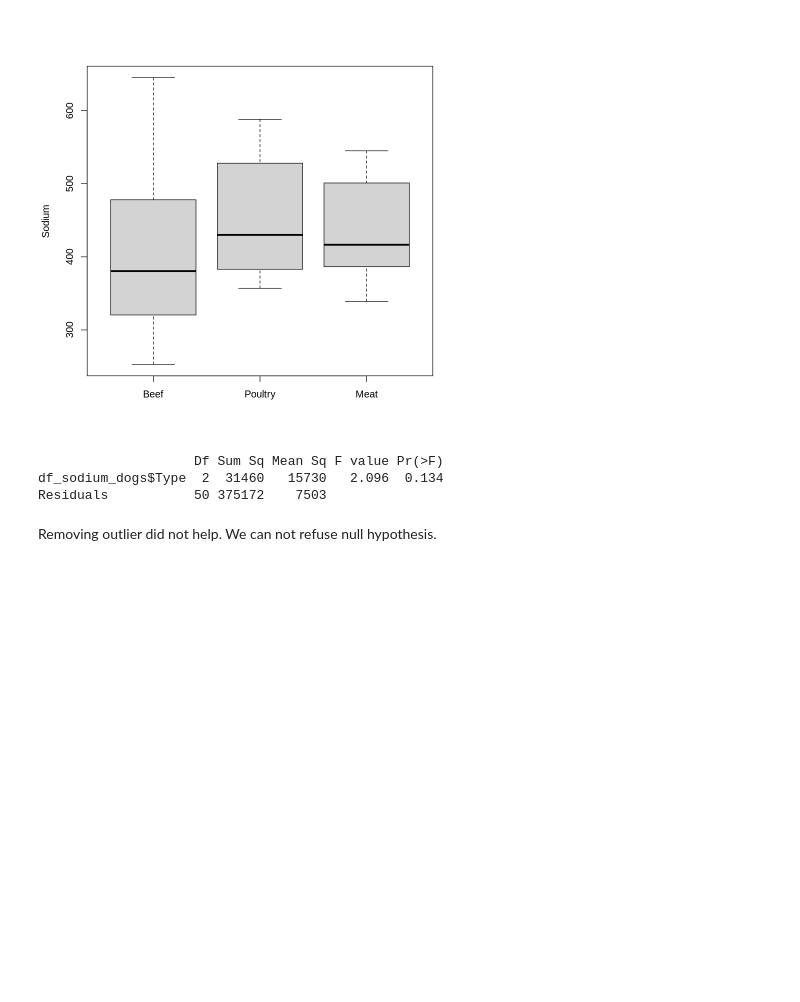
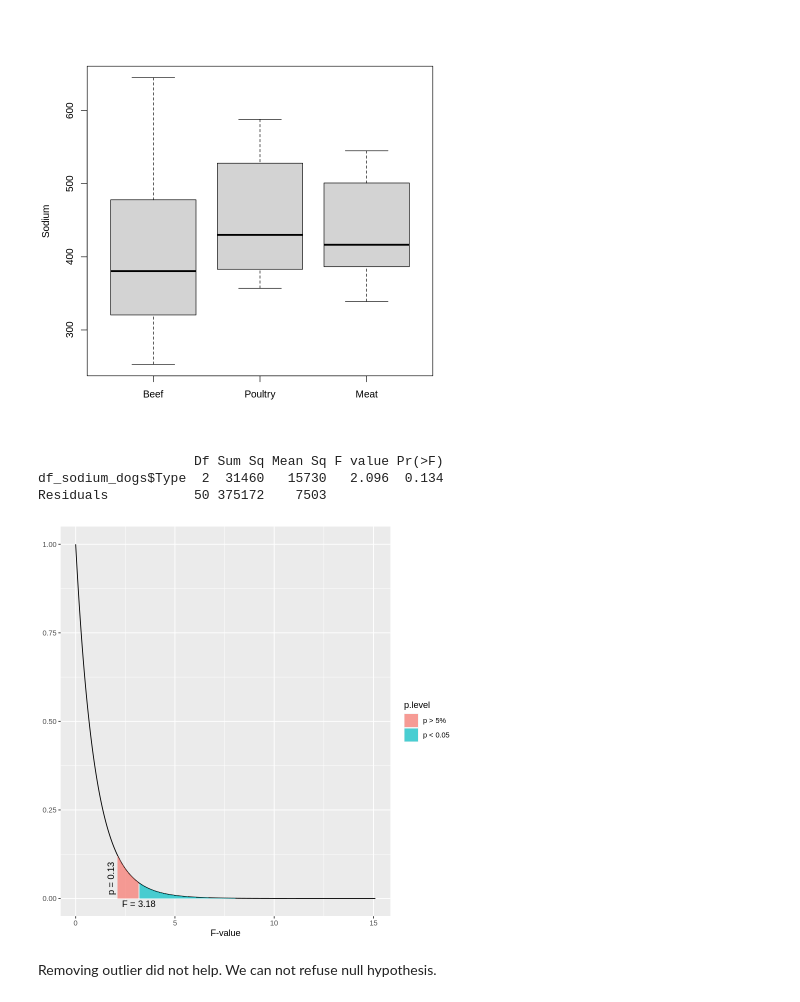
Before and after one commit to kamclar/statisticka_analyza_dat_cviceni, a Jupyter notebook: Lesson_08.ipynb, the cells around one changed output. Saved outputs shown, nothing was run; the diff lists cells and outputs as text; code cells hidden in the pictures; blank space fills up the shorter version.

```diff
--- a/Lesson_08.ipynb
+++ b/Lesson_08.ipynb
@@ -368,11 +393,17 @@ boxplot(
 # %% [output]
 [figure]
 # %%
-summary(aov(df_sodium_dogs$Sodium ~ df_sodium_dogs$Type))
+test_summary <- summary(aov(df_sodium_dogs$Sodium ~ df_sodium_dogs$Type))
+test_summary
 # %% [output]
                     Df Sum Sq Mean Sq F value Pr(>F)
 df_sodium_dogs$Type  2  31460   15730   2.096  0.134
 Residuals           50 375172    7503
+# %%
+Fe <- test_summary[[1]][1,4]
+dist_f(f=Fe, deg.f1=2, deg.f2=50)
+# %% [output]
+[figure, added]
 # %% [markdown]
 Removing outlier did not help. We can not refuse null hypothesis.
 # %% [markdown]
```
Also changed, not shown: parts of 19 cells of this notebook.
